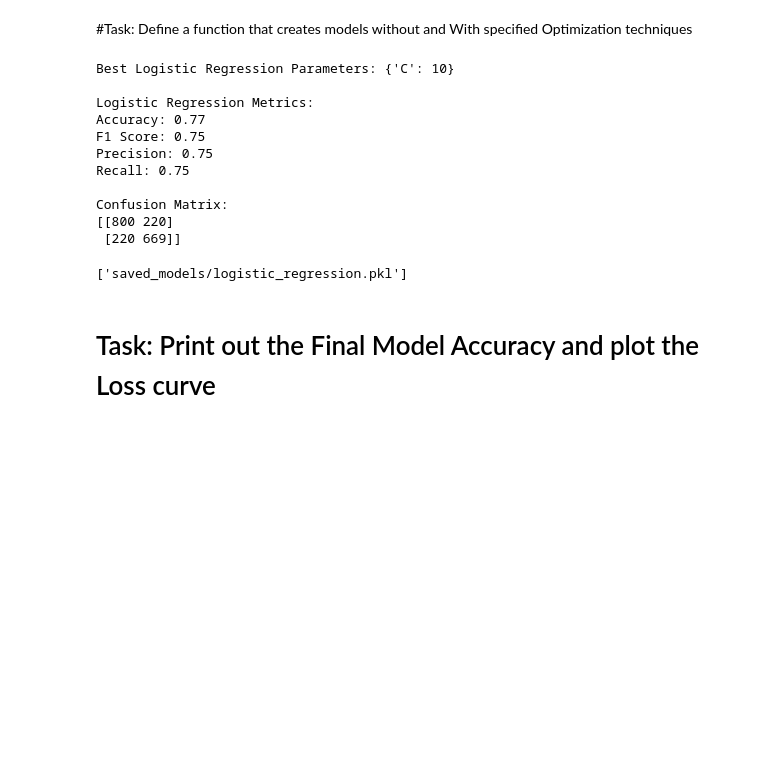
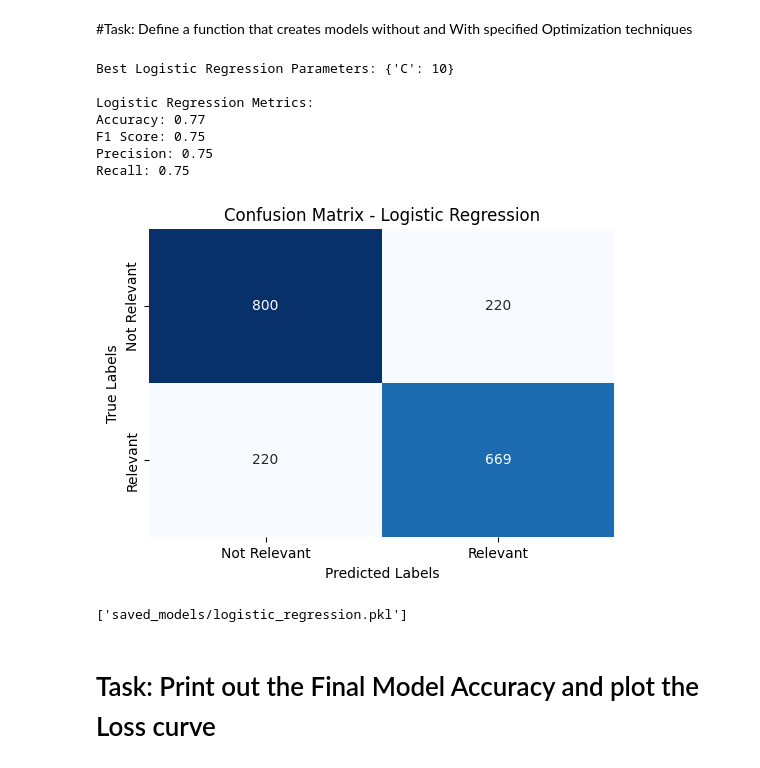
Before and after one commit to julianacholder/ai-powered-ats-summative, a Jupyter notebook: Summative_Intro_to_ml_[Juliana_C_Holder]_assignment.ipynb, the cells around one changed output. Saved outputs shown, nothing was run; the diff lists cells and outputs as text; code cells hidden in the pictures; blank space fills up the shorter version.

```diff
--- a/Summative_Intro_to_ml_[Juliana_C_Holder]_assignment.ipynb
+++ b/Summative_Intro_to_ml_[Juliana_C_Holder]_assignment.ipynb
@@ -165,10 +165,11 @@ TODO: Insert an image with the Model architecture here.Replace the image Below
 # %% [markdown]
 #Task: Define a function that creates models without and With specified Optimization techniques
 # %%
+import matplotlib.pyplot as plt
+import seaborn as sns
+from sklearn.metrics import accuracy_score, f1_score, precision_score, recall_score, confusion_matrix, classification_report
 
 # Classical ML Model: Logistic Regression
-from sklearn.metrics import precision_score, recall_score, confusion_matrix, classification_report
-
 param_grid = {'C': [0.1, 1, 10]}
 lr = LogisticRegression(max_iter=1000)
 grid_lr = GridSearchCV(lr, param_grid, cv=3, scoring='accuracy')
@@ -179,42 +180,46 @@ print("Best Logistic Regression Parameters:", grid_lr.best_params_)
 # Evaluate on the test set
 y_pred_lr = best_lr.predict(X_test)
 
 # Convert continuous values to binary classifications using a threshold
 threshold = 0.7
 y_test_binary = (y_test >= threshold).astype(int)
 y_pred_binary = (y_pred_lr >= threshold).astype(int)
 
-# Calculate all metrics
+# Calculate metrics
 acc_lr = accuracy_score(y_test_binary, y_pred_binary)
 f1_lr = f1_score(y_test_binary, y_pred_binary)
 precision_lr = precision_score(y_test_binary, y_pred_binary)
 recall_lr = recall_score(y_test_binary, y_pred_binary)
 
 print("\nLogistic Regression Metrics:")
 print(f"Accuracy: {acc_lr:.2f}")
 print(f"F1 Score: {f1_lr:.2f}")
 print(f"Precision: {precision_lr:.2f}")
 print(f"Recall: {recall_lr:.2f}")
 
-# Print confusion matrix
-cm_lr = confusion_matrix(y_test_binary, y_pred_binary)
-print("\nConfusion Matrix:")
-print(cm_lr)
+
+labels = ['Not Relevant', 'Relevant']
+
+# Plot the confusion matrix using Seaborn
+plt.figure(figsize=(6,4))
+sns.heatmap(cm_lr, annot=True, fmt='d', cmap='Blues', cbar=False,
+            xticklabels=labels, yticklabels=labels)
+plt.xlabel("Predicted Labels")
+plt.ylabel("True Labels")
+plt.title("Confusion Matrix - Logistic Regression")
+plt.show()
 
 # Save model
 joblib.dump(best_lr, 'saved_models/logistic_regression.pkl')
 # %% [output]
 Best Logistic Regression Parameters: {'C': 10}
 
 Logistic Regression Metrics:
 Accuracy: 0.77
 F1 Score: 0.75
 Precision: 0.75
 Recall: 0.75
-
-Confusion Matrix:
-[[800 220]
- [220 669]]
+[figure, added]
 ['saved_models/logistic_regression.pkl']
 # %%
 
```
Also changed, not shown: parts of 5 cells of this notebook.
